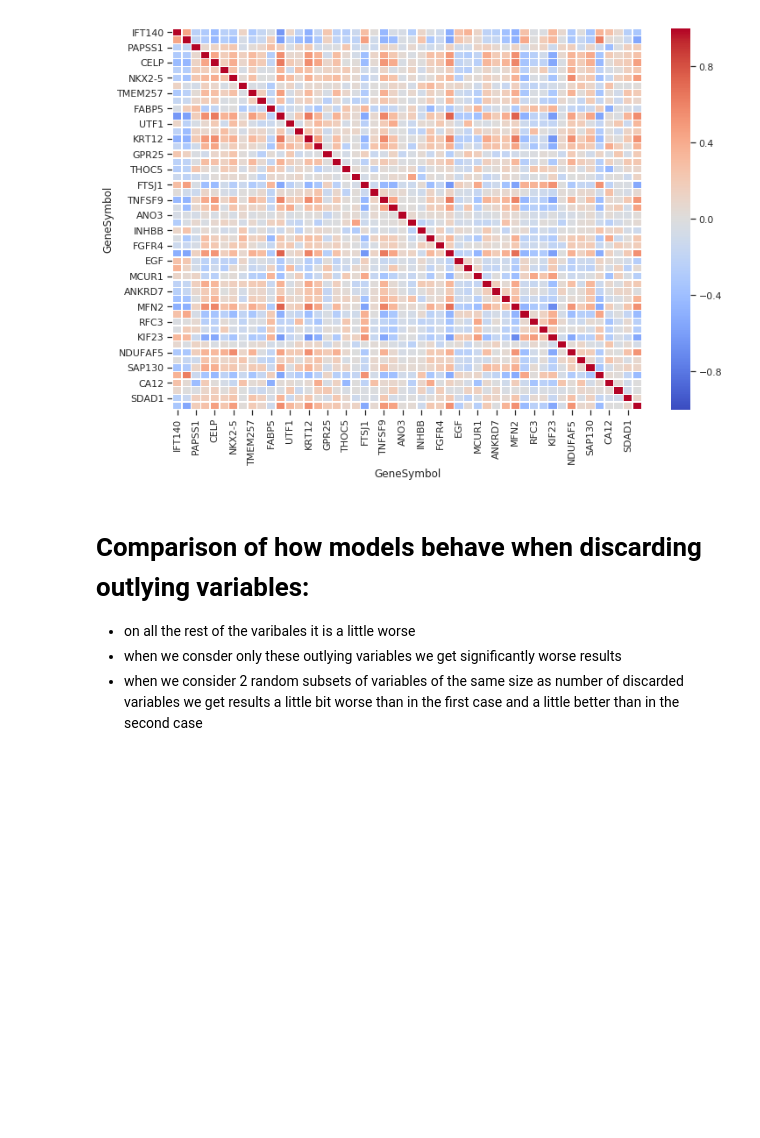
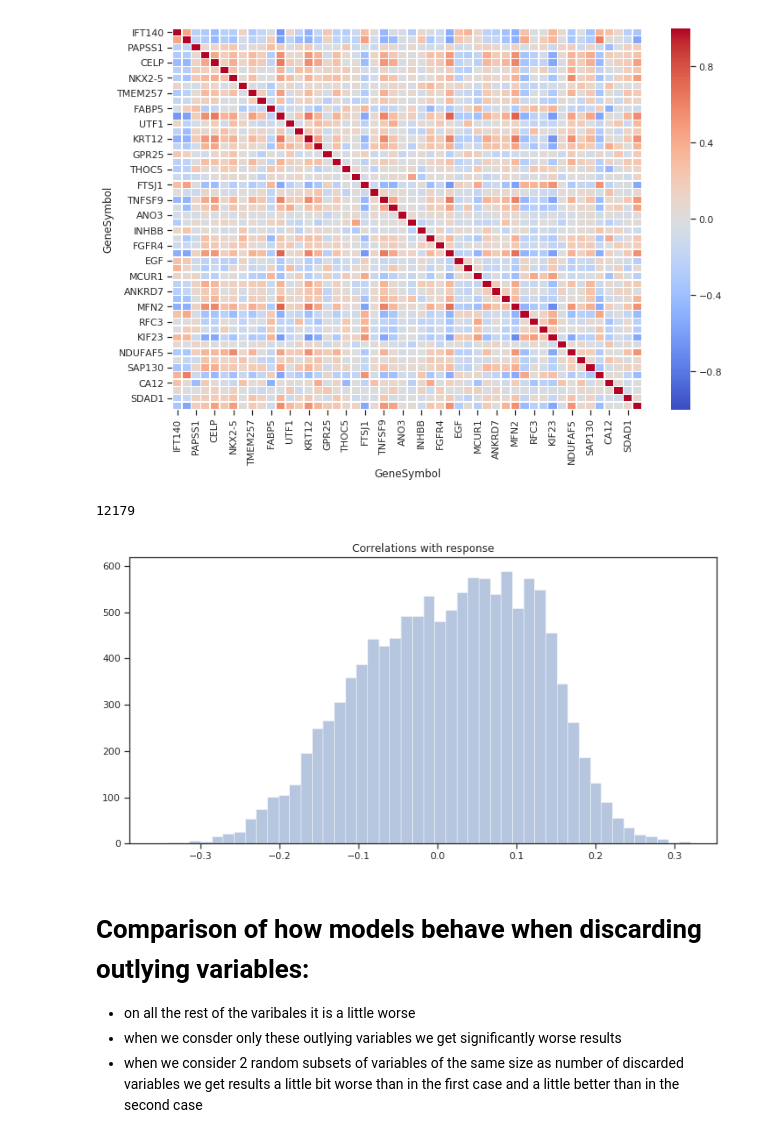
Before and after one commit to sjwilczynski/geneExpr, a Jupyter notebook: Exploration.ipynb, the cells around one changed output. Cells and saved outputs as stored; diff of their text form; code cells hidden in the pictures; blank space fills up the shorter version.

Commit message:
correlation with response + cleanup

```diff
--- a/Exploration.ipynb
+++ b/Exploration.ipynb
@@ -160,6 +160,23 @@ sns.heatmap(correlation, vmin=-1, vmax=1, center=0, cmap='coolwarm', linewidth=0
 plt.show()
 # %% [output]
 [figure]
+# %%
+dataset.insert(0, 'response', labels, True)
+# %%
+corrs = []
+for i in range(1, p+1):
+    column_name = dataset.columns[i]
+    corrs += [(dataset[['response', column_name]]).corr().iloc[0,1]]
+print(len(corrs))
+# %% [output]
+12179
+# %%
+figure(figsize=(12,6))
+sns.distplot(corrs, kde=False)
+title('Correlations with response')
+show()
+# %% [output]
+[figure, added]
 # %% [markdown]
 # Comparison of how models behave when discarding outlying variables:
 
```
Also changed, not shown: parts of 2 cells of this notebook, 1 other file.
